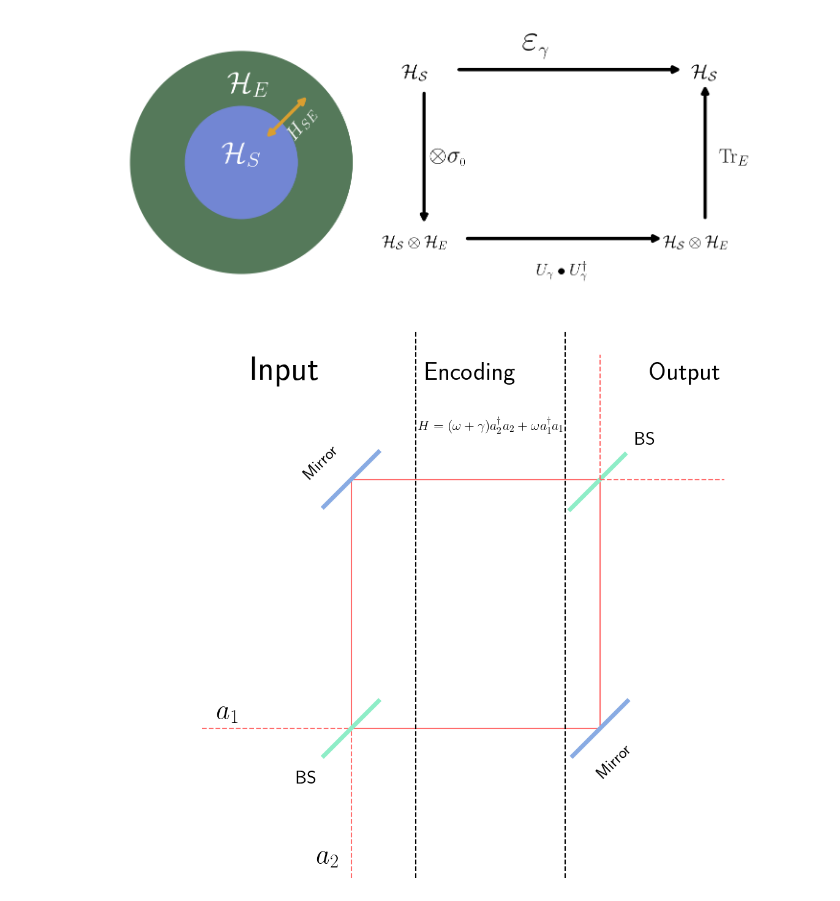
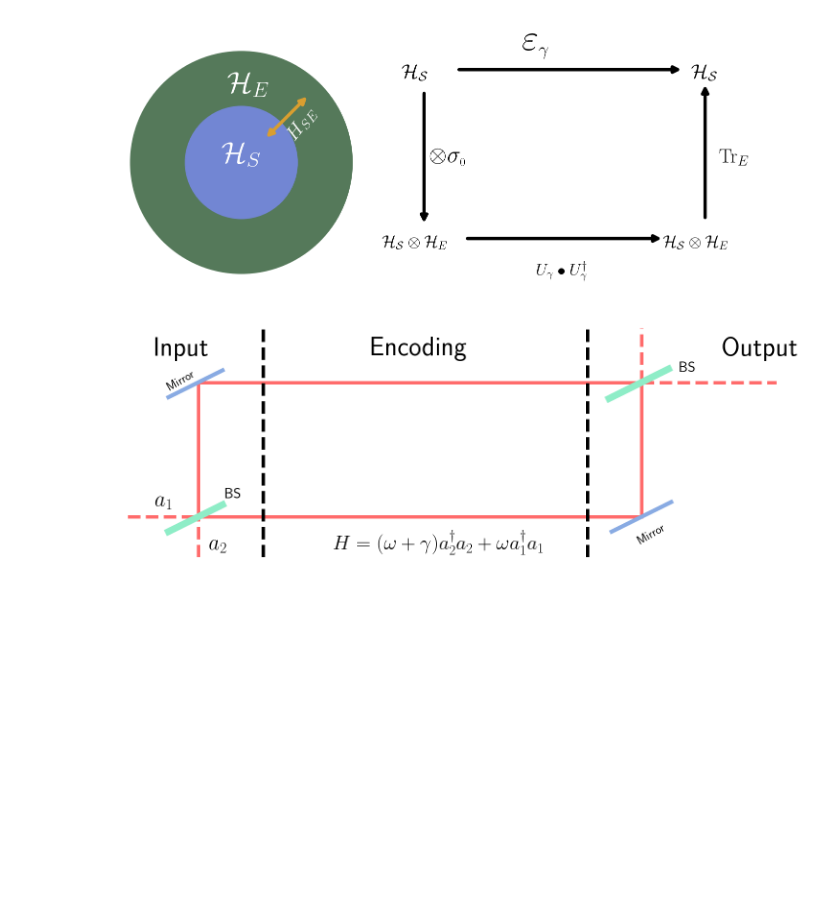
Before and after one commit to Ste1nb0cK/PosterCali, a Jupyter notebook: code/Code_Figures.ipynb, the cells around one changed output. Drawn from its saved outputs; the diff is of its cells as text; code cells hidden in the pictures; blank space fills up the shorter version.

Commit message:
Uploaded a ton of things with the Feedback and produced some new diagrams

```diff
--- a/code/Code_Figures.ipynb
+++ b/code/Code_Figures.ipynb
@@ -233,52 +233,55 @@ plt.savefig("../images/SE_Diagrams.pdf", dpi=300,  bbox_inches='tight')
 # %%
 ###############################MZ DIAGRAM
 import matplotlib.pyplot as plt
 import matplotlib.patches as patches
 import matplotlib as mpl
 
 # Create figure and axis
-fig, ax = plt.subplots(figsize=(text_width, text_width/1.618))
+fig, ax = plt.subplots(figsize=(text_width, text_width/3))
 # Light Paths
 ax.set_xlim(-5, 8)
-ax.set_ylim(-3, 8)
+ax.set_ylim(-1.5, 7)
 color_light = "#FF6B6B"
-ax.plot([0, 0], [0, 5], color=color_light) # Left Vertical
-ax.plot([0, 5], [5, 5], color=color_light) # Top Horizontal
-ax.plot([5, 5], [5, 0], color=color_light) # Right vertical
-ax.plot([0, 5], [0, 0], color=color_light) #  Bottom horizontal
+width_light = 5
+ax.plot([-3.2, -3.2], [0, 5], color=color_light, linewidth=width_light) # Left Vertical
+ax.plot([-3.2, 5], [5, 5], color=color_light, linewidth=width_light ) # Top Horizontal
+ax.plot([5, 5], [5, 0], color=color_light, linewidth=width_light ) # Right vertical
+ax.plot([-3.2, 5], [0, 0], color=color_light, linewidth=width_light ) #  Bottom horizontal
 #Input paths
-ax.plot([0, 0], [-3,0 ], color=color_light, linestyle="--") #  Vertical
-ax.plot([-3, 0], [0, 0], color=color_light, linestyle="--") #  horizontal
+ax.plot([-4.5, -3.2], [0,0 ], color=color_light, linestyle="--", linewidth=width_light ) #  horizontal
+ax.plot([-3.2, -3.2], [-1.5, 0], color=color_light, linestyle="--", linewidth=width_light ) #  vertical
+#Output beams
+ax.plot([5, 5], [5,7.5 ], color=color_light, linestyle="--", linewidth=width_light ) #  Vertical
+ax.plot([5, 7.5], [5,5 ], color=color_light, linestyle="--", linewidth=width_light ) #  Horizontal
 #Beam Splitters
+bs_width = 10
 color_bs = "#8EEDC7"
-ax.plot([-0.55, 0.55], [-0.55, 0.55], linewidth=5, color=color_bs)
-ax.plot([4.4, 5.5], [4.4, 5.5], linewidth=5, color=color_bs)
+ax.plot([-3.75, -2.75], [1*(-3.75--3.2), 1*(-2.75--3.2)], color=color_bs, linewidth=bs_width)
+ax.plot([4.4, 5.5], [4.4, 5.5], linewidth=bs_width, color=color_bs)
 #Mirrors
 color_mirror = "#89ABE3"
-ax.plot([-0.55, 0.55], [1*-0.55 + 5, 0.55*1+5], color=color_mirror, linewidth=5)
-ax.plot([4.45, 5.55], [1*(4.45-5) ,1*(5.55-5) ], color=color_mirror, linewidth=5)
-#Output beams
-ax.plot([5, 5], [5,7.5 ], color=color_light, linestyle="--") #  Vertical
-ax.plot([5, 7.5], [5,5 ], color=color_light, linestyle="--") #  Horizontal
+ax.plot([-3.75, -2.75], [1*(-3.75--3.2)+5, 1*(-2.75--3.2)+5], color=color_mirror, linewidth=6)
+ax.plot([4.45, 5.55], [1*(4.45-5) ,1*(5.55-5) ], color=color_mirror, linewidth=6)
 #delimiting lines
-ax.axvline(1.3, linestyle="--", color="black")
-ax.axvline(4.3, linestyle="--", color="black")
+delimeters_width = 5
+ax.axvline(-2, linestyle="--", color="black", linewidth=delimeters_width)
+ax.axvline(4, linestyle="--", color="black", linewidth=delimeters_width)
 # Labels
-ax.text(-2.7,0.2, r"$a_1$", fontsize=32) #a1 port
-ax.text(-0.7, -2.7, r"$a_2$", fontsize=32) #a2 port
-ax.text(-1.1,-1.1, "BS", fontsize=22) #BS1
-ax.text(5.7,5.7, "BS", fontsize=22) #BS2
-ax.text(-1,5, "Mirror", fontsize=20, rotation=45) #Mirror1
-ax.text(4.9,-1, "Mirror", fontsize=20, rotation=45) #Mirror1
-ax.text(-2,7, "Input", fontsize=40, rotation=0) #Input
-ax.text(1.5,7, "Encoding", fontsize=30, rotation=0) #Encoding
-ax.text(6,7, "Output", fontsize=30, rotation=0) #Output
-ax.text(1.35,6, r"$H = (\omega + \gamma)a_2^{\dagger}a_2 + \omega a_1^{\dagger}a_1 $", fontsize=16, rotation=0) #Output
+ax.text(-4,0.4, r"$a_1$", fontsize=32) #a1 port
+ax.text(-3, -1.2, r"$a_2$", fontsize=32) #a2 port
+ax.text(-2.7,0.7, "BS", fontsize=22) #BS1
+ax.text(5.7,5.4, "BS", fontsize=22) #BS2
+ax.text(-3.8,4.7, "Mirror", fontsize=18, rotation=30) #Mirror1
+ax.text(4.9,-1, "Mirror", fontsize=18, rotation=30) #Mirror2
+ax.text(-4,6, "Input", fontsize=40, rotation=0) #Input
+ax.text(0,6, "Encoding", fontsize=40, rotation=0) #Encoding
+ax.text(6.5,6, "Output", fontsize=40, rotation=0) #Output
+ax.text(-0.7,-1.2, r"$H = (\omega + \gamma)a_2^{\dagger}a_2 + \omega a_1^{\dagger}a_1 $", fontsize=30, rotation=0) #Output
 # Set aspect of the plot to be equal
-ax.set_aspect('equal', adjustable='box')
+#ax.set_aspect('equal', adjustable='box')
 ax.axis('off')
-ax.grid()
+#ax.grid()
 plt.tight_layout() #Tight, avoid whitespaces
 plt.savefig("../images/MZ_Diagram.pdf", dpi=300,  bbox_inches='tight')
 # %% [output]
-[figure, old version]
+[figure, new version]
```
Also changed, not shown: parts of 1 cell of this notebook, 4 other files.
